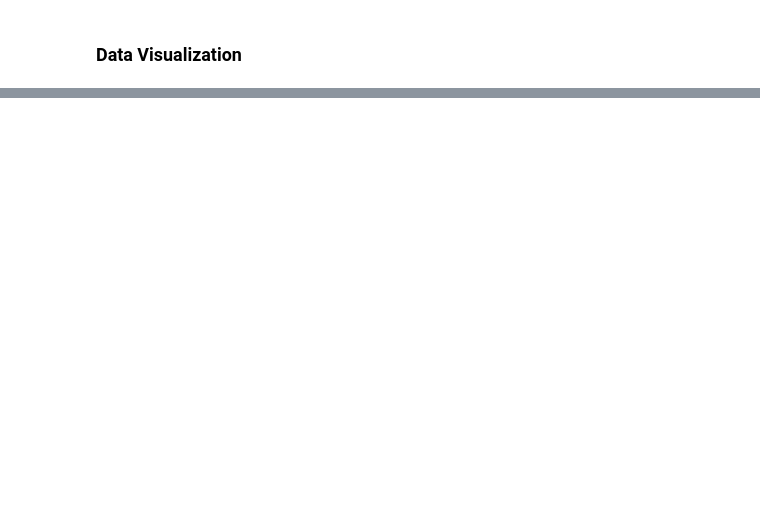
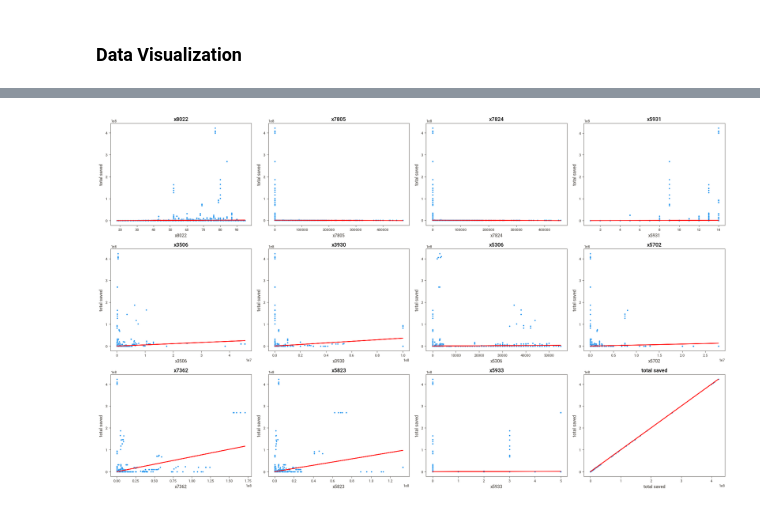
Before and after one commit to hwiminPark/ECON-495-Project, a Jupyter notebook: predict_individual_savings.ipynb, the cells around one changed output, grey strips where cells are left out. Drawn from its saved outputs; the diff is of its cells as text; code cells hidden in the pictures; blank space fills up the shorter version.

```diff
--- a/predict_individual_savings.ipynb
+++ b/predict_individual_savings.ipynb
@@ -169,0 +221,31 @@ data.describe()
+# %%
+numerical_columns = data.select_dtypes(include=[np.number]).columns
+# %%
+# plot of total saved vs all other variables
+
+# Determine the number of rows and columns for subplots
+num_plots = len(numerical_columns)
+cols = 4  # Number of columns in the grid
+rows = np.ceil(num_plots / cols).astype(int)  # Number of rows in the grid
+
+# Create a figure with a grid of subplots
+fig, axes = plt.subplots(rows, cols, figsize=(cols * 5, rows * 4))
+axes = axes.flatten()  # Flatten the array of axes for easy iteration
+
+# Loop through the columns and plot each one
+for i, column in enumerate(numerical_columns):
+    sns.scatterplot(x=column, y='total saved', data=data, ax=axes[i])
+    # regression line
+    m, b = np.polyfit(data[column], data['total saved'], 1)
+    axes[i].plot(data[column], m*data[column] + b, color='red')
+    axes[i].set_title(column)
+
+# Hide any unused subplots
+for j in range(i + 1, len(axes)):
+    axes[j].axis('off')
+
+# Display the plots
+plt.tight_layout()
+plt.show()
+# %% [output]
+[figure, added]
```
Also changed, not shown: parts of 5 cells of this notebook.
